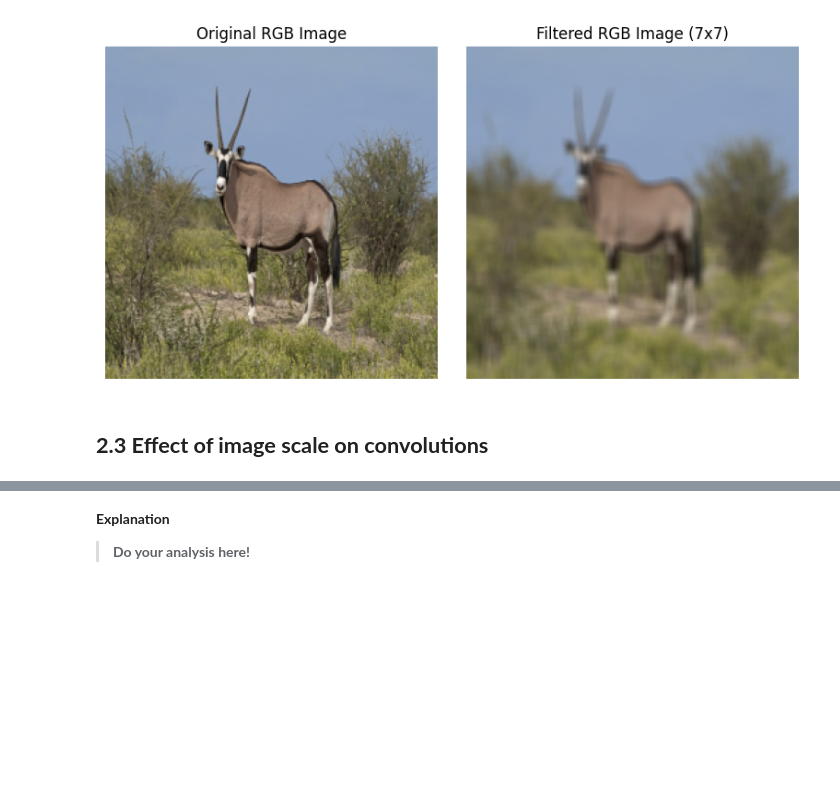
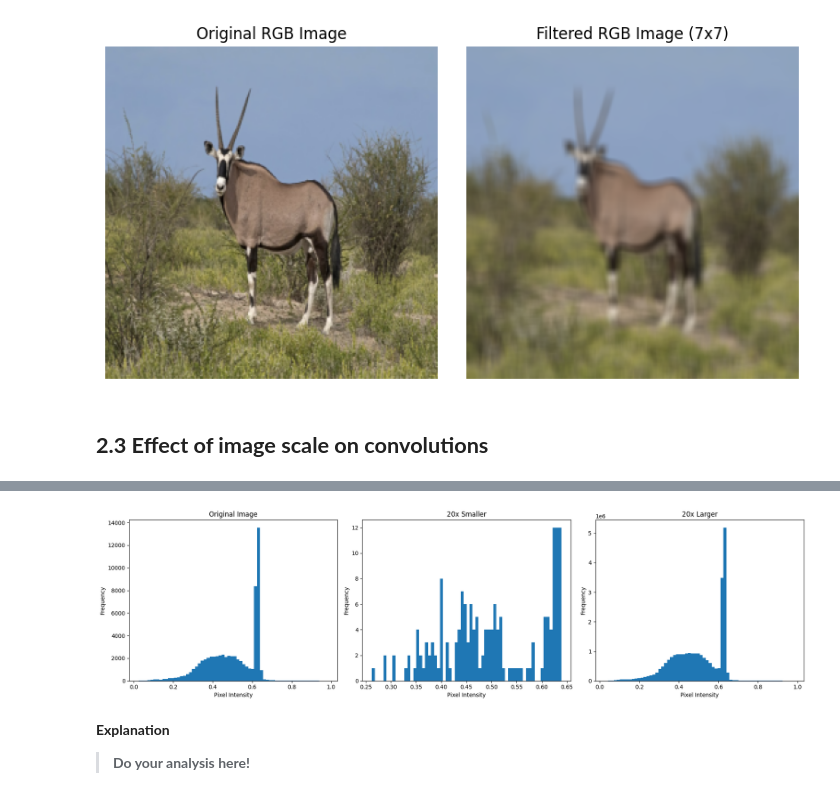
Before and after one commit to TonMartin777/Artificial-Vision, a Jupyter notebook: P2/p2_material/2026_ComputerVision_P2.ipynb, the cells around one changed output, grey strips where cells are left out. Drawn from its saved outputs; the diff is of its cells as text; code cells hidden in the pictures; blank space fills up the shorter version.

```diff
--- a/P2/p2_material/2026_ComputerVision_P2.ipynb
+++ b/P2/p2_material/2026_ComputerVision_P2.ipynb
@@ -337,3 +333,34 @@ from skimage.transform import rescale
+# %%
+from skimage.transform import rescale
+
+# Reducir por un factor de 20 (escala = 1/20)
+oryx_reduced = rescale(oryx_gray, 1/20, anti_aliasing=True)
+
+# Ampliar por un factor de 20 (escala = 20)
+oryx_enlarged = rescale(oryx_gray, 20, anti_aliasing=True)
+
+# Mostrar los histogramas lado a lado
+fig, axes = plt.subplots(1, 3, figsize=(18, 5))
+nbins = 64
+axes[0].hist(oryx_gray.ravel(), bins=nbins)
+axes[0].set_title('Original Image')
+axes[0].set_xlabel('Pixel Intensity')
+axes[0].set_ylabel('Frequency')
+
+axes[1].hist(oryx_reduced.ravel(), bins=nbins)
+axes[1].set_title('20x Smaller')
+axes[1].set_xlabel('Pixel Intensity')
+axes[1].set_ylabel('Frequency')
+
+axes[2].hist(oryx_enlarged.ravel(), bins=nbins)
+axes[2].set_title('20x Larger')
+axes[2].set_xlabel('Pixel Intensity')
+axes[2].set_ylabel('Frequency')
+
+plt.tight_layout()
+plt.show()
+# %% [output]
+[figure, added]
 # %% [markdown]
 **Explanation**
 
```
Also changed, not shown: parts of 3 cells of this notebook.
